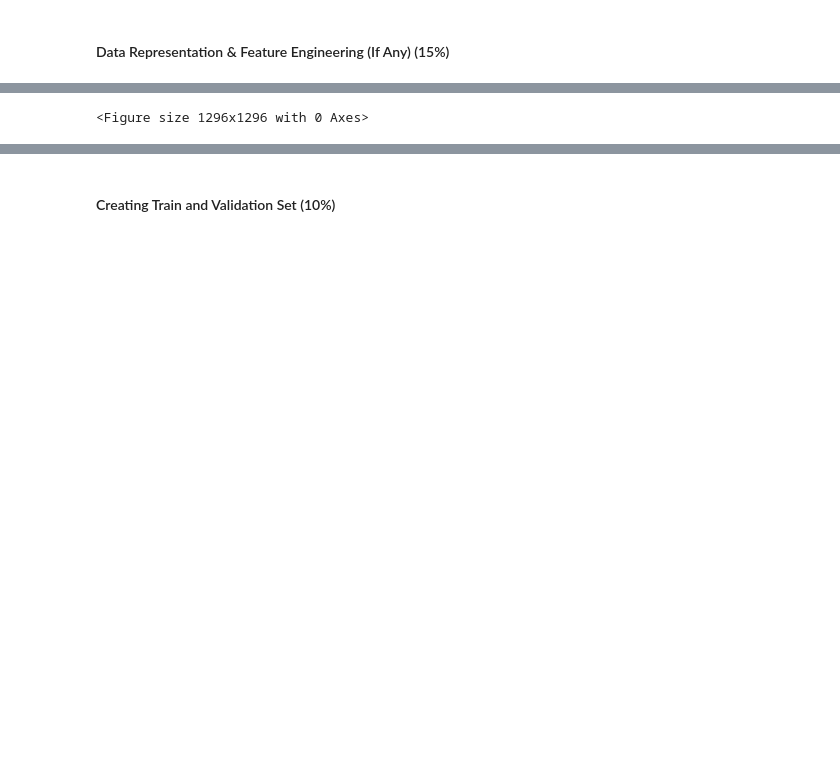
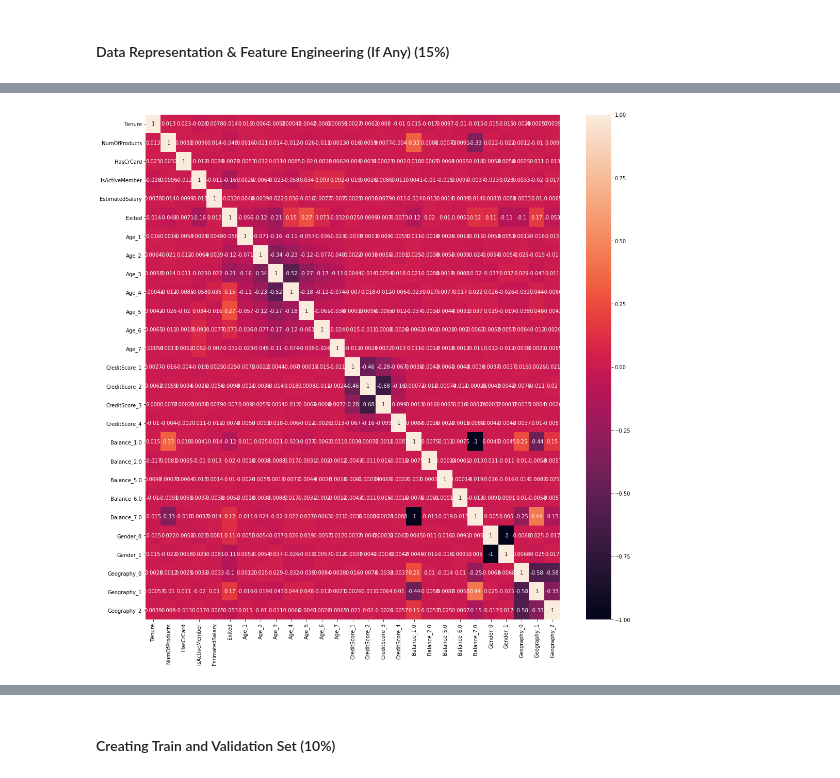
Before and after one commit to GreatLearningAIML1/bangalore-aug19-batch-Kishoresatya, a Jupyter notebook: R6-Project-ChurnMgmt-KS.ipynb, the cells around one changed output, grey strips where cells are left out. Drawn from its saved outputs; the diff is of its cells as text; code cells hidden in the pictures; blank space fills up the shorter version.

```diff
--- a/R6-Project-ChurnMgmt-KS.ipynb
+++ b/R6-Project-ChurnMgmt-KS.ipynb
@@ -292,11 +262,11 @@ bank_cust_demo.describe().transpose()
 # %%
 import matplotlib.pyplot as mplot
 
 mplot.figure(figsize=(18 , 18))
 bank_cust_demo_corr = bank_cust_demo.corr()
-#sns.heatmap(bank_cust_demo.corr(), xticklabels = bank_cust_demo_corr.columns.values, yticklabels = bank_cust_demo_corr.columns.values, annot = True);
+sns.heatmap(bank_cust_demo.corr(), xticklabels = bank_cust_demo_corr.columns.values, yticklabels = bank_cust_demo_corr.columns.values, annot = True);
 # %% [output]
-<Figure size 1296x1296 with 0 Axes>
+[figure, added]
 # %%
 
 mplot.figure(figsize=(22 , 22))
```
Also changed, not shown: parts of 26 cells of this notebook.
